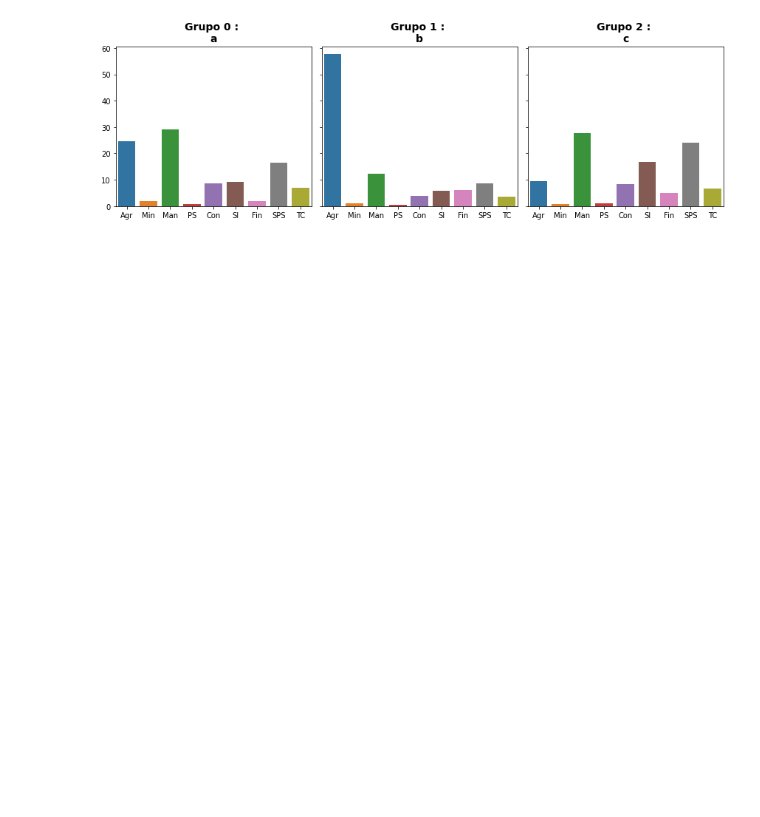
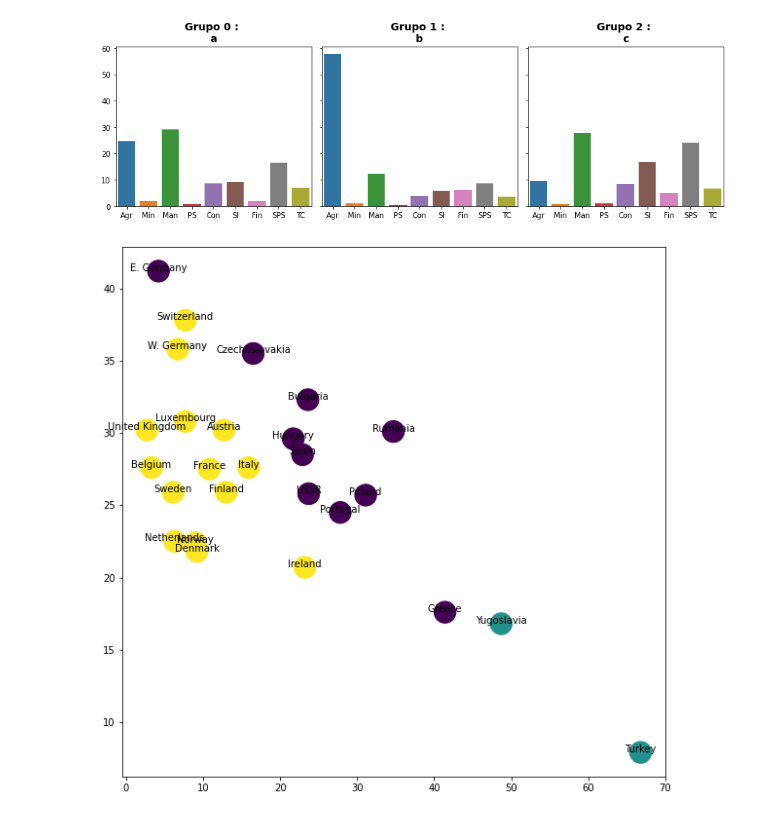
Before and after one commit to NilbertoFreitas/Mineracao_de_Dados, a Jupyter notebook: BIG_A5_Clustering-Nilberto.ipynb, the cells around one changed output. Drawn from its saved outputs; the diff is of its cells as text; code cells hidden in the pictures; blank space fills up the shorter version.

```diff
--- a/BIG_A5_Clustering-Nilberto.ipynb
+++ b/BIG_A5_Clustering-Nilberto.ipynb
@@ -400,20 +302,3 @@ df.groupby('Cluster').mean()
 | 0 | 24.760000 | 1.85 | 29.080000 | 0.900000 | 8.670000 | 9.180000 | 2.000000 | 16.630000 | 6.92 |
 | 1 | 57.750000 | 1.10 | 12.350000 | 0.600000 | 3.850000 | 5.800000 | 6.200000 | 8.600000 | 3.60 |
 | 2 | 9.592857 | 0.85 | 27.621429 | 0.957143 | 8.421429 | 16.678571 | 5.114286 | 24.078571 | 6.70 |
-# %%
-f = plt.figure(figsize=(10,10))
-
-#real_centroids = scaler.inverse_transform(centroids)
-
-plt.scatter( x = 'Agr' ,y = 'Man' , data = df , c = df.Cluster , s = 500 )
-#plt.scatter(x = real_centroids[: , 1] , y =  real_centroids[: , 2] , s = 500 )
-
-for line in range(0,df.shape[0]):
-     plt.text(df.Agr[line], df.Man[line], df.index[line],
-              horizontalalignment='center',
-              size='large',
-              color='black')
-
-#plt.title('USArrests Clusters', fontsize=14, weight='bold')
-#plt.ylabel('UrbanPop') , plt.xlabel('Murder')
-plt.show()
@@ -434,3 +317,16 @@ plt.tight_layout()
 plt.show()
 # %% [output]
 [figure]
+# %%
+f = plt.figure(figsize=(10,10))
+
+plt.scatter( x = 'Agr' ,y = 'Man' , data = df , c = df.Cluster , s = 500 )
+
+for line in range(0,df.shape[0]):
+     plt.text(df.Agr[line], df.Man[line], df.index[line],
+              horizontalalignment='center',
+              size='medium',
+              color='black')
+plt.show()
+# %% [output]
+[figure, added]
```
Also changed, not shown: parts of 13 cells of this notebook.
